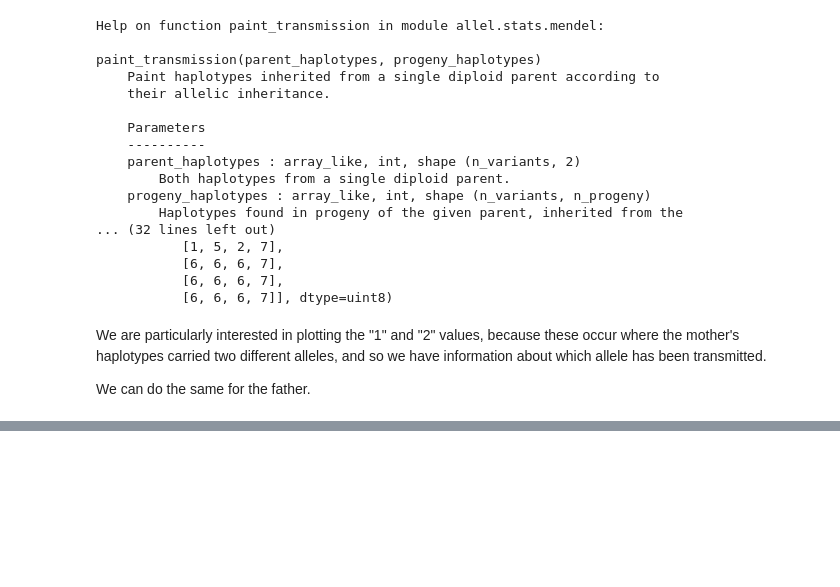
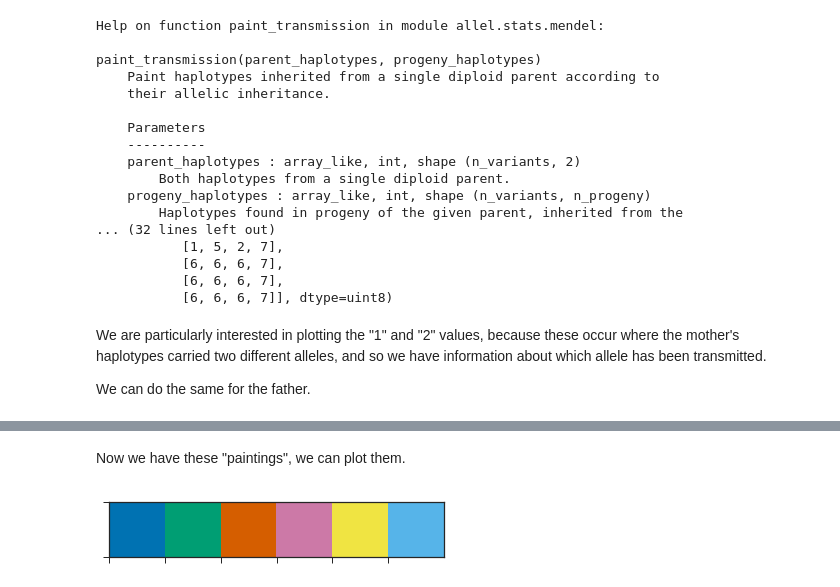
Before and after one commit to alimanfoo/alimanfoo.github.io, a Jupyter notebook: _posts/2017-02-14-mendelian-transmission.ipynb, the cells around one changed output, grey strips where cells are left out. Saved outputs shown, nothing was run; the diff lists cells and outputs as text; code cells hidden in the pictures; blank space fills up the shorter version.

```diff
--- a/_posts/2017-02-14-mendelian-transmission.ipynb
+++ b/_posts/2017-02-14-mendelian-transmission.ipynb
@@ -9,0 +5,12 @@ import allel
+# %%
+import numpy as np
+import scipy
+import pandas
+import h5py
+%matplotlib inline
+import matplotlib as mpl
+import matplotlib.pyplot as plt
+import seaborn as sns
+sns.set_style('white')
+sns.set_style('ticks')
+import allel; print('scikit-allel', allel.__version__)
@@ -222,0 +259,8 @@ Now we have these "paintings", it is fairly straightforward to plot them.
+# %% [markdown]
+Now we have these "paintings", we can plot them.
+# %%
+# create a colour palette
+palette = sns.color_palette('colorblind')
+sns.palplot(palette)
+# %% [output]
+[figure, added]
```
Also changed, not shown: parts of 58 cells of this notebook, 13 other files.
